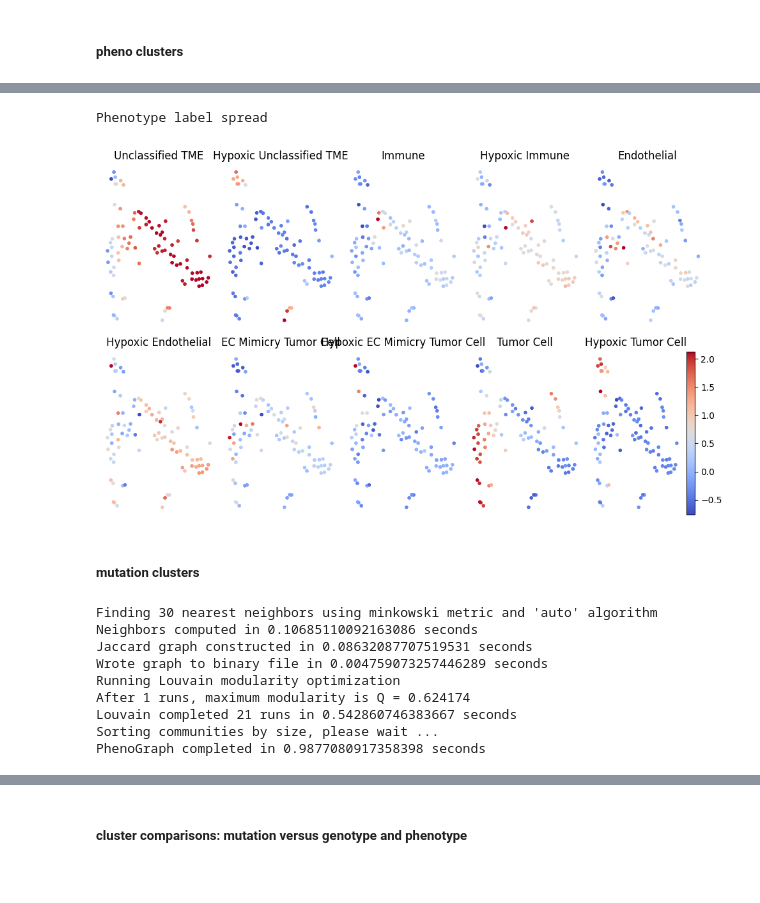
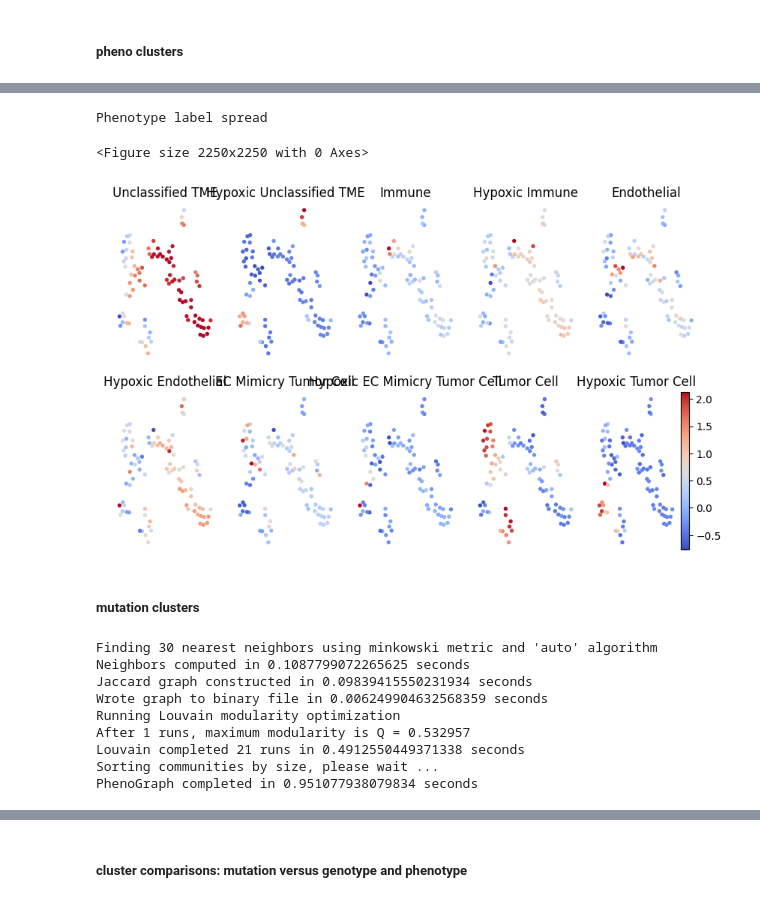
Before and after one commit to sandhya212/GBM_reflectance, a Jupyter notebook: UO_edit_fov_visualization_cluster.ipynb, the cells around one changed output, grey strips where cells are left out. Saved outputs shown, nothing was run; the diff lists cells and outputs as text; code cells hidden in the pictures.

```diff
--- a/UO_edit_fov_visualization_cluster.ipynb
+++ b/UO_edit_fov_visualization_cluster.ipynb
@@ -633,7 +729,7 @@ num_cells = M.shape[0]
 num_genes = M.shape[1]
 # %%
 #tsne = TSNE(n_components=2, verbose=1, perplexity=10, n_iter=250)
-X_2d_gn = TSNE().fit(M)
+X_2d_gn = TSNE(perplexity=10).fit(M)
 # %%
 unique, counts = np.unique(cluster_asgn_gn, return_counts=True)
 print('unique',str(unique))
@@ -714,7 +812,7 @@ num_cells = M.shape[0]
 num_genes = M.shape[1]
 # %%
 #tsne = TSNE(n_components=2, verbose=1, perplexity=10, n_iter=250)
-X_2d_pn = TSNE().fit(M)
+X_2d_pn = TSNE(perplexity=10).fit(M)
 # %%
 unique, counts = np.unique(cluster_asgn_pn, return_counts=True)
 print('unique',str(unique))
@@ -742,28 +853,36 @@ y_marker = pheno_labels
 # %%
+
+#tsne coloured based on phenotype label spread
+
+
+
 
 
 #t-SNE plots
 print('Phenotype label spread')
-#plt.figure(100, figsize=(4,4),dpi=dpi_set)
+plt.figure(100, figsize=(5,5),dpi=450)
 #plt.axis('off')
 
 cols = np.int64(len(pheno_labels)/2)
 
 fig = plt.figure()
+
+
 
 for m in range(len(pheno_labels)):
 
     ax1 = fig.add_subplot(2,cols,m+1)
     plt.scatter(X_2d_pn[:,0], X_2d_pn[:,1], c=scaled_X[:,m],   s=15,linewidths=0, cmap='coolwarm')
     plt.axis('off')
     plt.title(y_marker[m])
 plt.colorbar()
 
 file_name = os.path.join(data_path_output + '/figures/'+'pheno_label_distribution.png')
 plt.savefig(file_name,dpi=150)
 # %% [output]
 Phenotype label spread
+<Figure size 2250x2250 with 0 Axes>
-[figure, old version]
+[figure, new version]
 # %%
 df_data = pd.DataFrame(np.array(X_2d_pn))
 df_data.to_csv(os.path.join(data_path_output + '/cluster/'+'X2d_pheno.csv'), header=None, index=None)
@@ -773,18 +892,18 @@ df_data.to_csv(os.path.join(data_path_output + '/cluster/'+'cluster_asgn_pheno.c
 # %% [markdown]
 ##### mutation clusters
 # %%
-communities, graph, Q = pg.cluster(mn_data, min_cluster_size=1)#,k=500)
+communities, graph, Q = pg.cluster(mn_data)#, min_cluster_size=1)#,k=500)
 cluster_asgn_mn = communities
 # %% [output]
 Finding 30 nearest neighbors using minkowski metric and 'auto' algorithm
-Neighbors computed in 0.10685110092163086 seconds
-Jaccard graph constructed in 0.08632087707519531 seconds
-Wrote graph to binary file in 0.004759073257446289 seconds
+Neighbors computed in 0.1087799072265625 seconds
+Jaccard graph constructed in 0.09839415550231934 seconds
+Wrote graph to binary file in 0.006249904632568359 seconds
 Running Louvain modularity optimization
-After 1 runs, maximum modularity is Q = 0.624174
-Louvain completed 21 runs in 0.542860746383667 seconds
+After 1 runs, maximum modularity is Q = 0.532957
+Louvain completed 21 runs in 0.4912550449371338 seconds
 Sorting communities by size, please wait ...
-PhenoGraph completed in 0.9877080917358398 seconds
+PhenoGraph completed in 0.951077938079834 seconds
 # %%
 M = mn_data
 
```
Also changed, not shown: parts of 27 cells of this notebook.
